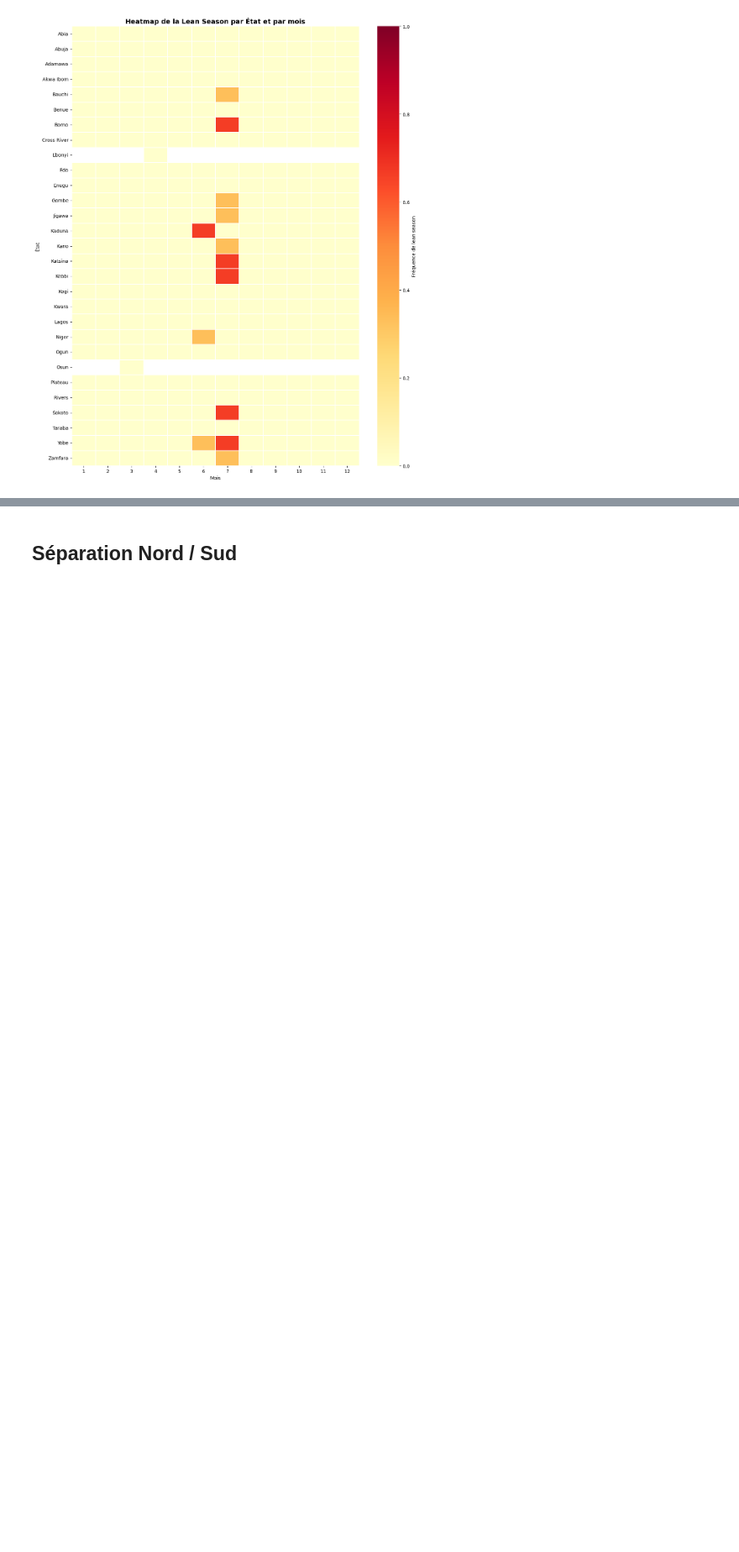
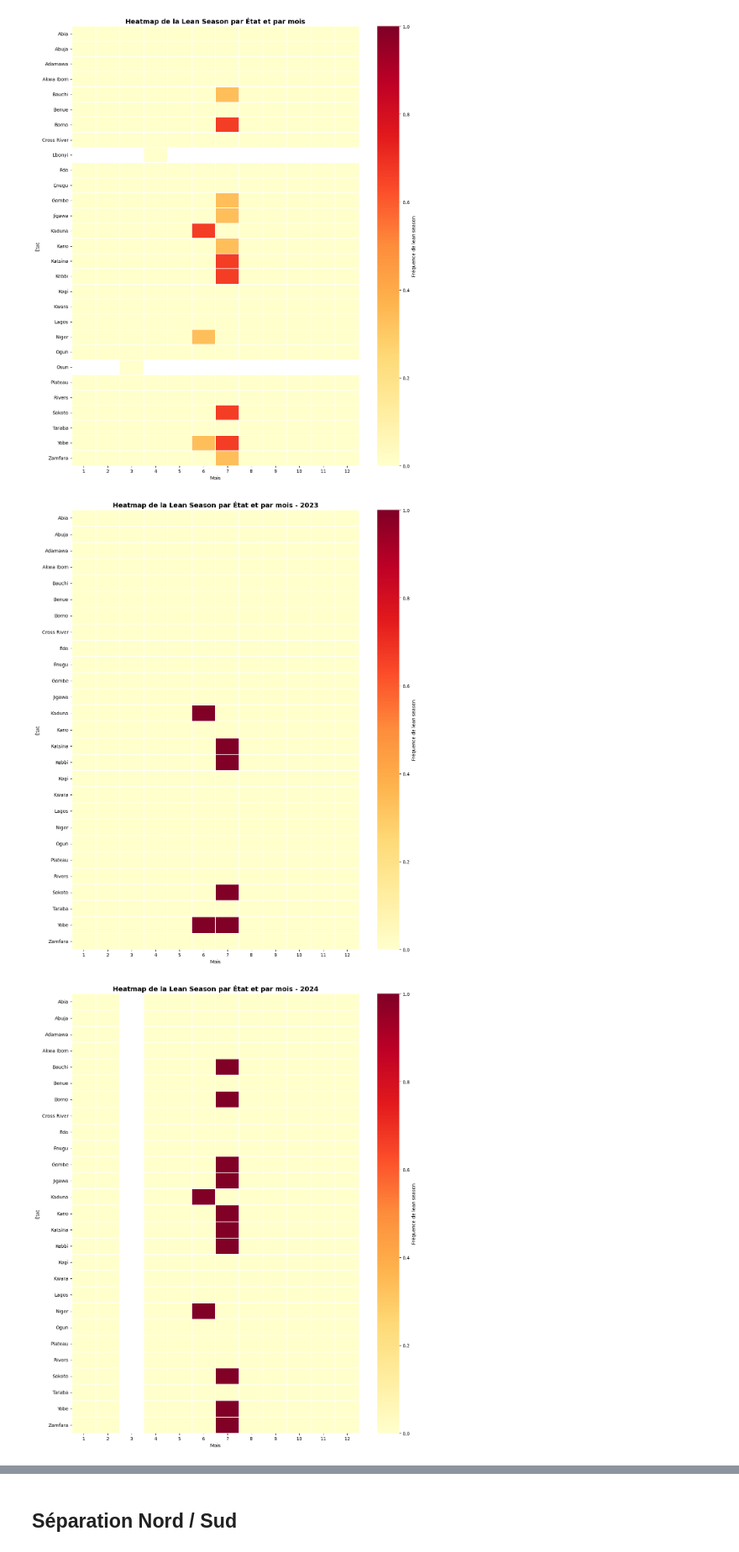
Before and after one commit to tnourlyn/Projet-de-Statapp---WFP-, a Jupyter notebook: Lean_season.ipynb, the cells around one changed output, grey strips where cells are left out. Shown at 84% size. Cells and saved outputs as stored; diff of their text form; code cells hidden in the pictures; blank space fills up the shorter version.

Commit message:
heatmaps

```diff
--- a/Lean_season.ipynb
+++ b/Lean_season.ipynb
@@ -1477,3 +1477,53 @@ plt.tight_layout()
 plt.show()
 # %% [output]
 [figure]
+# %%
+# choisir la colonne à afficher
+indicator_col = "lean_season_raw"   # ou "lean_season"
+
+# choisir les années à tracer
+years = [2023, 2024, 2025]
+
+for year in years:
+    # filtrer sur une année
+    df_year = summary_lean_season_yearly[
+        summary_lean_season_yearly["year"] == year
+    ]
+
+    # table Etat x mois
+    heatmap_df = (
+        df_year
+        .groupby(["NAME_1", "month"])[indicator_col]
+        .mean()
+        .reset_index()
+    )
+
+    heatmap_pivot = heatmap_df.pivot(
+        index="NAME_1",
+        columns="month",
+        values=indicator_col
+    )
+
+    # s'assurer que les mois sont bien dans l'ordre
+    heatmap_pivot = heatmap_pivot.reindex(columns=range(1, 13))
+
+    plt.figure(figsize=(12, 14))
+    sns.heatmap(
+        heatmap_pivot,
+        cmap="YlOrRd",
+        vmin=0,
+        vmax=1,
+        linewidths=0.3,
+        linecolor="white",
+        cbar_kws={"label": "Fréquence de lean season"}
+    )
+
+    plt.title(f"Heatmap de la Lean Season par État et par mois - {year}",
+              fontsize=14, fontweight="bold")
+    plt.xlabel("Mois")
+    plt.ylabel("État")
+    plt.tight_layout()
+    plt.show()
+# %% [output]
+[figure, added]
+[figure, added]
```
Also changed, not shown: parts of 1 cell of this notebook.
